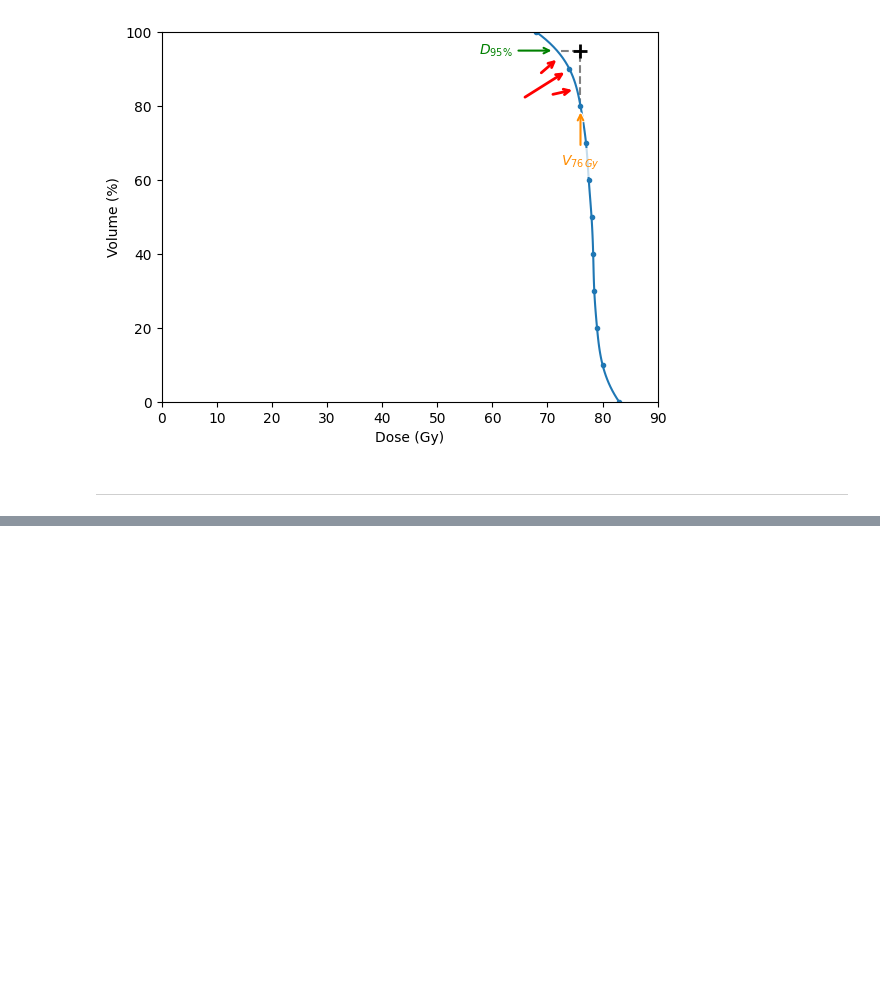
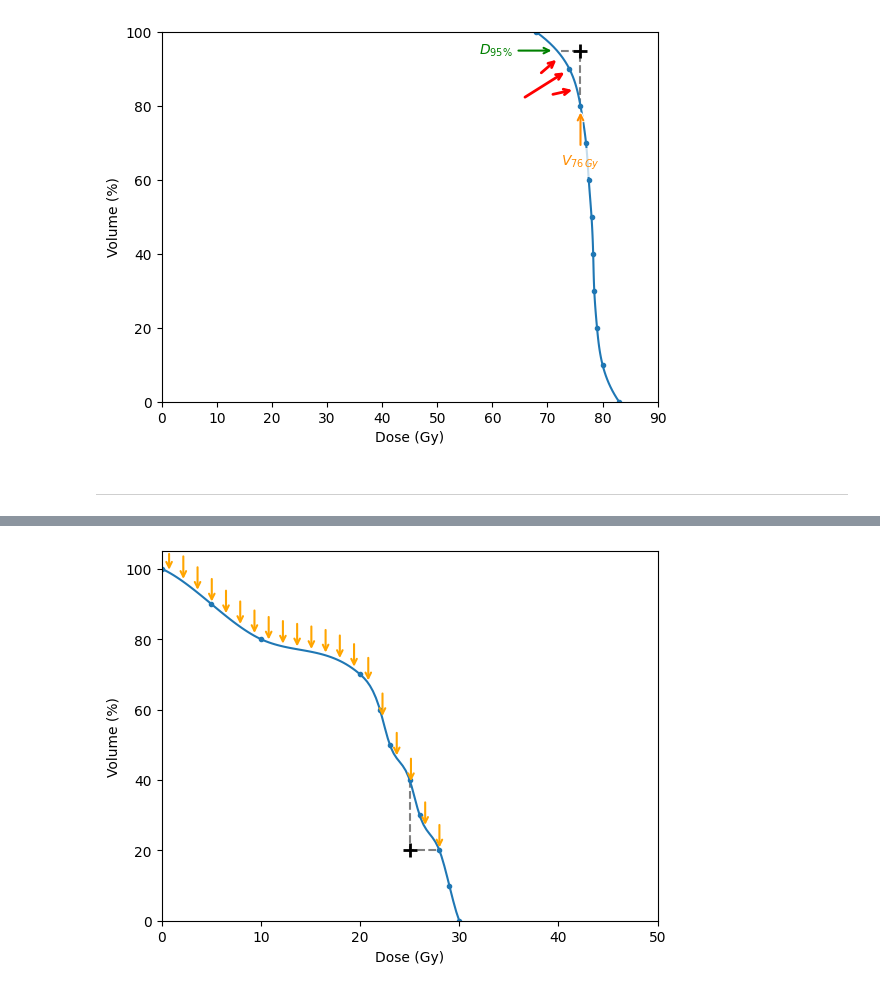
Before and after one commit to pauldubois98/PhD, a Jupyter notebook: 3_dosimetry_optimization/constraint_visualization_nb.ipynb, the cells around one changed output, grey strips where cells are left out. Cells and saved outputs as stored; diff of their text form; code cells hidden in the pictures; blank space fills up the shorter version.

```diff
--- a/3_dosimetry_optimization/constraint_visualization_nb.ipynb
+++ b/3_dosimetry_optimization/constraint_visualization_nb.ipynb
@@ -140,0 +141,20 @@ plt.show()
+# %%
+# constraint ticks
+plt.plot([25, 25, d[8]], [40, 20, 20], color='grey', linestyle='--')
+plt.plot(25, 20, '+', color='k', ms=10, markeredgewidth=2)
+# constraint "pushing" arrows
+for x in np.linspace(0.75, d[8], 20):
+    plt.annotate("", xy=(x, spl(x)), xytext=(x, min(105,spl(x)+8)), arrowprops=dict(arrowstyle="->", color='orange', lw=1.5))
+# DVH + DVH points
+c = plt.plot(d_smooth, v_smooth)
+plt.plot(d, v, ".", color=c[0].get_color())
+# axes labels
+plt.xlabel('Dose (Gy)')
+plt.ylabel('Volume (%)')
+# axes limits
+plt.ylim(0, 105)
+plt.xlim(0, 50)
+plt.savefig('constraint_penalisation_plot_1.pdf', bbox_inches='tight')
+plt.show()
+# %% [output]
+[figure, added]
```
Also changed, not shown: parts of 1 cell of this notebook.
